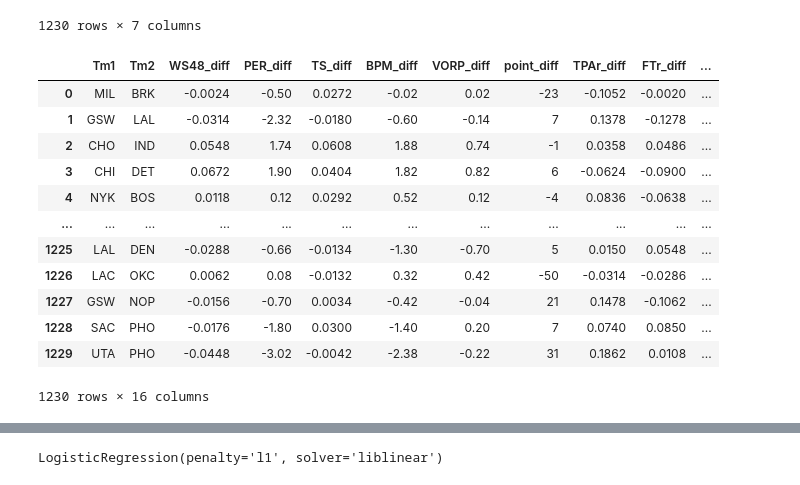
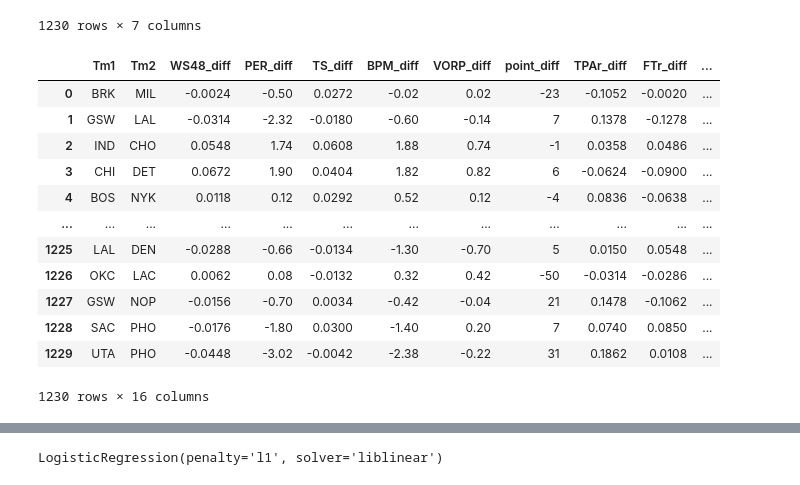
Before and after one commit to lmainvielle2023/LinearRegression, a Jupyter notebook: Murph's Project/CompSci project.ipynb, the cells around one changed output, grey strips where cells are left out. Cells and saved outputs as stored; diff of their text form; code cells hidden in the pictures.

```diff
--- a/Murph's Project/CompSci project.ipynb
+++ b/Murph's Project/CompSci project.ipynb
@@ -137,43 +137,42 @@ for index, row in nbaScores.iterrows():
     FTr_diff = tm1_stats[6] - tm2_stats[6]
     TRB_diff = tm1_stats[7] - tm2_stats[7]
     AST_diff = tm1_stats[8] - tm2_stats[8]
     STL_diff = tm1_stats[9] - tm2_stats[9]
     BLK_diff = tm1_stats[10] - tm2_stats[10]
     TOV_diff = tm1_stats[11] - tm2_stats[11]
     point_diff = row['point_diff']
 
     results = results.append({
         'Tm1': Tm1,
         'Tm2': Tm2,
         'WS48_diff': WS48_diff,
         'PER_diff': PER_diff,
         'TS_diff': TS_diff,
         'BPM_diff': BPM_diff,
         'VORP_diff': VORP_diff,
         'TPAr_diff': TPAr_diff,
         'FTr_diff': FTr_diff,
         'TRB_diff': TRB_diff,
         'AST_diff': AST_diff,
         'STL_diff': STL_diff,
         'BLK_diff': BLK_diff,
         'TOV_diff': TOV_diff,
         'point_diff': point_diff
     }, ignore_index=True)
 
+
 results['Winning_team'] = (results['point_diff'] > 0).astype(int)
-mask = (results['point_diff'] < 0)
-results.loc[mask, ['Tm1', 'Tm2']] = results.loc[mask, ['Tm2', 'Tm1']].values
 results
 # %% [output]
 |  | Tm1 | Tm2 | WS48_diff | PER_diff | TS_diff | BPM_diff | VORP_diff | point_diff | TPAr_diff | FTr_diff | ... |
-| 0 | MIL | BRK | -0.0024 | -0.50 | 0.0272 | -0.02 | 0.02 | -23 | -0.1052 | -0.0020 | ... |
+| 0 | BRK | MIL | -0.0024 | -0.50 | 0.0272 | -0.02 | 0.02 | -23 | -0.1052 | -0.0020 | ... |
 | 1 | GSW | LAL | -0.0314 | -2.32 | -0.0180 | -0.60 | -0.14 | 7 | 0.1378 | -0.1278 | ... |
-| 2 | CHO | IND | 0.0548 | 1.74 | 0.0608 | 1.88 | 0.74 | -1 | 0.0358 | 0.0486 | ... |
+| 2 | IND | CHO | 0.0548 | 1.74 | 0.0608 | 1.88 | 0.74 | -1 | 0.0358 | 0.0486 | ... |
 | 3 | CHI | DET | 0.0672 | 1.90 | 0.0404 | 1.82 | 0.82 | 6 | -0.0624 | -0.0900 | ... |
-| 4 | NYK | BOS | 0.0118 | 0.12 | 0.0292 | 0.52 | 0.12 | -4 | 0.0836 | -0.0638 | ... |
+| 4 | BOS | NYK | 0.0118 | 0.12 | 0.0292 | 0.52 | 0.12 | -4 | 0.0836 | -0.0638 | ... |
 | ... | ... | ... | ... | ... | ... | ... | ... | ... | ... | ... | ... |
 | 1225 | LAL | DEN | -0.0288 | -0.66 | -0.0134 | -1.30 | -0.70 | 5 | 0.0150 | 0.0548 | ... |
-| 1226 | LAC | OKC | 0.0062 | 0.08 | -0.0132 | 0.32 | 0.42 | -50 | -0.0314 | -0.0286 | ... |
+| 1226 | OKC | LAC | 0.0062 | 0.08 | -0.0132 | 0.32 | 0.42 | -50 | -0.0314 | -0.0286 | ... |
 | 1227 | GSW | NOP | -0.0156 | -0.70 | 0.0034 | -0.42 | -0.04 | 21 | 0.1478 | -0.1062 | ... |
 | 1228 | SAC | PHO | -0.0176 | -1.80 | 0.0300 | -1.40 | 0.20 | 7 | 0.0740 | 0.0850 | ... |
 | 1229 | UTA | PHO | -0.0448 | -3.02 | -0.0042 | -2.38 | -0.22 | 31 | 0.1862 | 0.0108 | ... |
```
Also changed, not shown: parts of 6 cells of this notebook, 5 other files.
